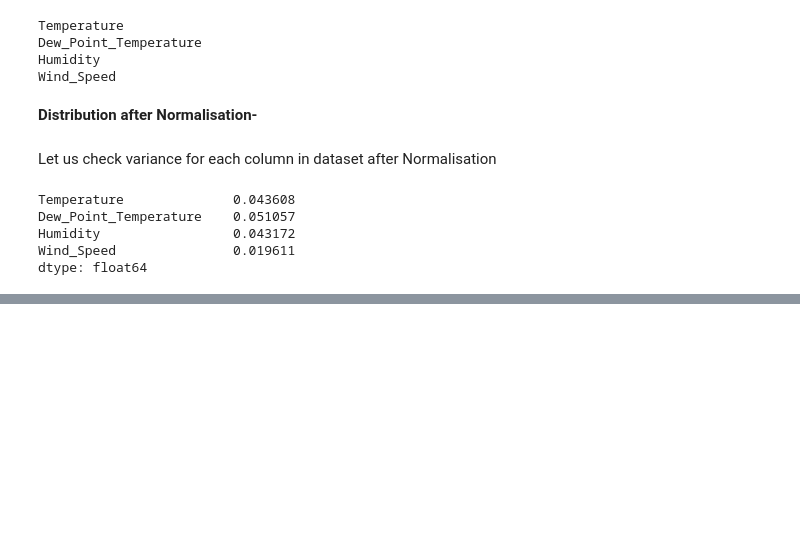
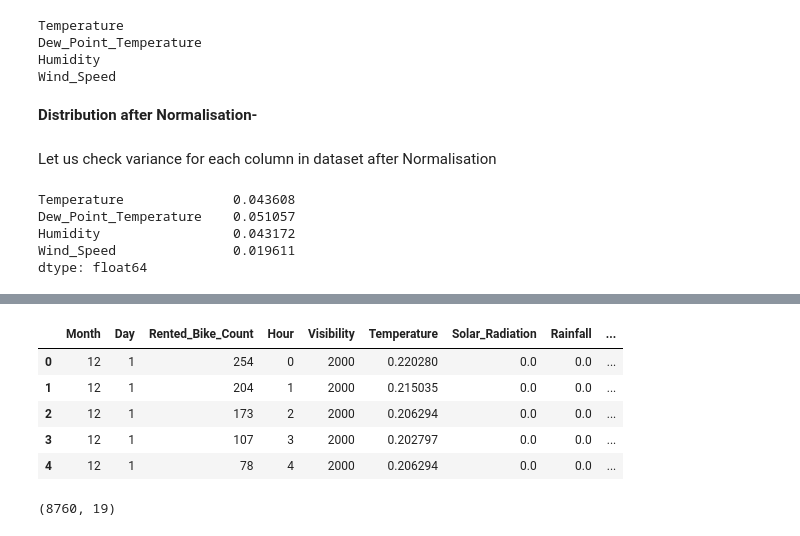
Before and after one commit to VermaSanjayrk/Seoul-Bike-Sharing-Demand-Prediction, a Jupyter notebook: Seoul_Bike_Sharing_Demand_Prediction.ipynb, the cells around one changed output, grey strips where cells are left out. Drawn from its saved outputs; the diff is of its cells as text; code cells hidden in the pictures; blank space fills up the shorter version.

```diff
--- a/Seoul_Bike_Sharing_Demand_Prediction.ipynb
+++ b/Seoul_Bike_Sharing_Demand_Prediction.ipynb
@@ -396,0 +512,6 @@ dtype: float64
+# %%
+#Creating dummies for categorical variables-
+for i in one_hot_var:
+    ''' Creating dummies for each variable in one_hot_var and merging dummies dataframe to our original dataframe '''
+    temp= pd.get_dummies(bike_df[i], prefix = i)
+    bike_df = bike_df.join(temp)
@@ -396,0 +529,2 @@ dtype: float64
+# %%
+bike_df = bike_df.drop(['Seasons','Holiday','Year'],axis = 1)
@@ -396,0 +563,3 @@ dtype: float64
+# %%
+# convert the type of all columns of DataFrame-
+df = bike_df.apply(pd.to_numeric,errors='coerce') # convert all columns of DataFrame
@@ -396,0 +586,17 @@ dtype: float64
+# %%
+# To replace the values of infinity -
+df.replace([np.inf, -np.inf], np.nan, inplace=True)
+df.fillna(0, inplace=True)
+# %%
+df.head()
+# %% [output]
+|  | Month | Day | Rented_Bike_Count | Hour | Visibility | Temperature | Solar_Radiation | Rainfall | ... |
+| 0 | 12 | 1 | 254 | 0 | 2000 | 0.220280 | 0.0 | 0.0 | ... |
+| 1 | 12 | 1 | 204 | 1 | 2000 | 0.215035 | 0.0 | 0.0 | ... |
+| 2 | 12 | 1 | 173 | 2 | 2000 | 0.206294 | 0.0 | 0.0 | ... |
+| 3 | 12 | 1 | 107 | 3 | 2000 | 0.202797 | 0.0 | 0.0 | ... |
+| 4 | 12 | 1 | 78 | 4 | 2000 | 0.206294 | 0.0 | 0.0 | ... |
+# %%
+df.shape
+# %% [output]
+(8760, 19)
```
Also changed, not shown: parts of 24 cells of this notebook.
